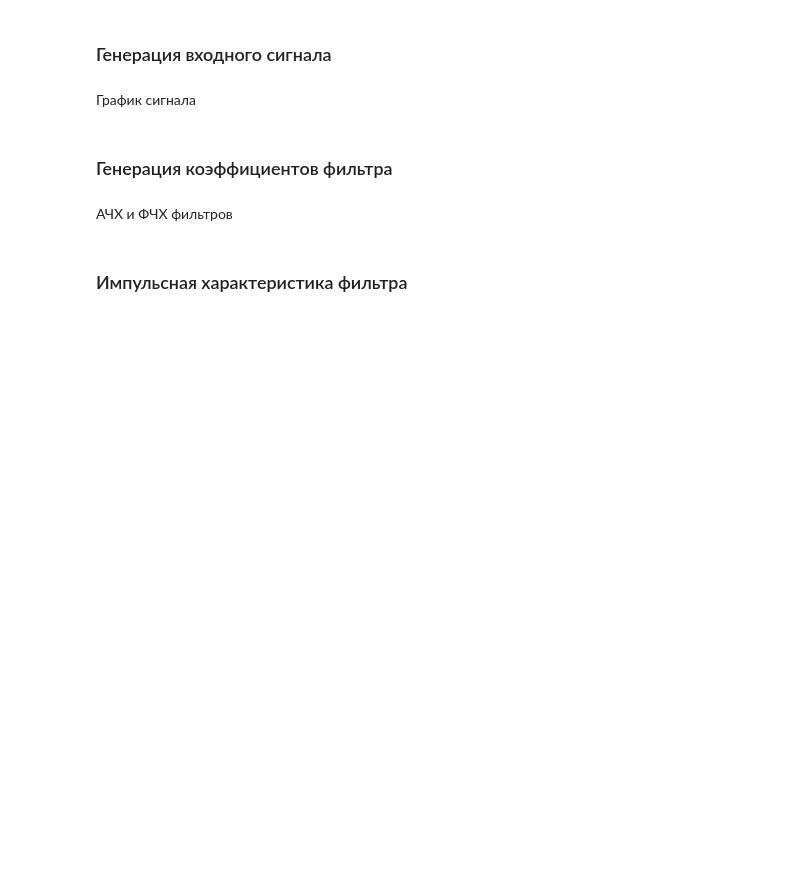
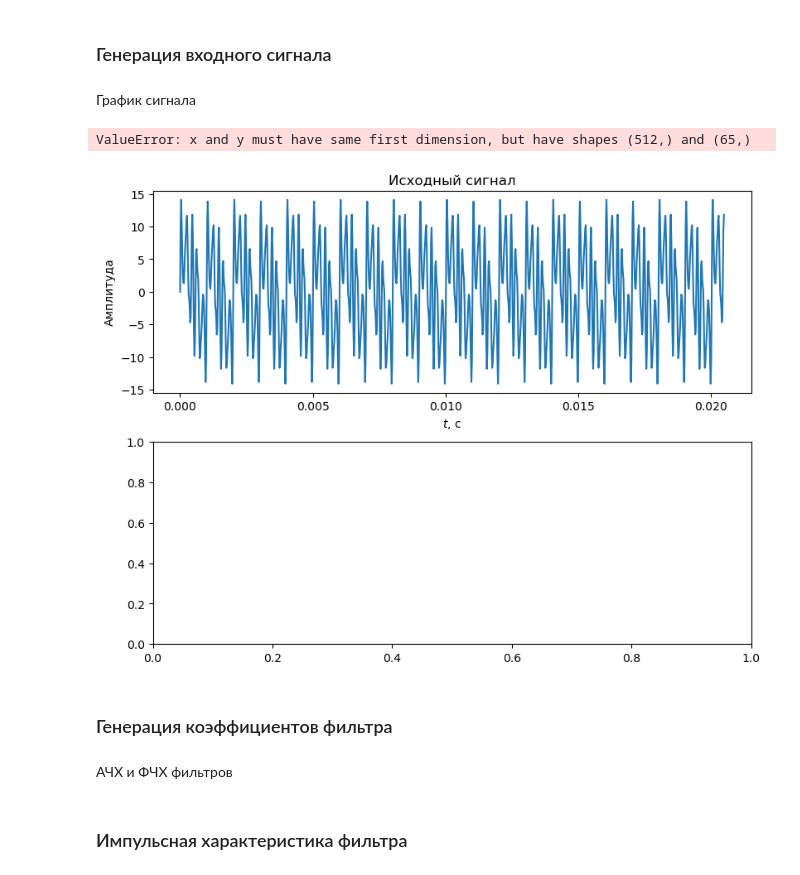
Before and after one commit to Otkuda/rtl-fir-filter, a Jupyter notebook: model/plots.ipynb, the cells around one changed output. Saved outputs shown, nothing was run; the diff lists cells and outputs as text; code cells hidden in the pictures; blank space fills up the shorter version.

```diff
--- a/model/plots.ipynb
+++ b/model/plots.ipynb
@@ -33,13 +33,16 @@ for (f, a) in freqParts.items():
 # %%
 x = np.linspace(0, 1/samplingF*n, n)
 fig, (ax1, ax2) = plt.subplots(2, 1, figsize=(8, 6), layout="constrained")
 
 ax1.set_title("Исходный сигнал")
 ax1.set_ylabel("Амплитуда")
 ax1.set_xlabel(r"$t$, c")
 
 ax1.plot(x, testSignal)
-ax2.plot(fftfreq(n, 1/samplingF)[:n//2], np.abs(fft(testSignal)[:n//2]))
+ax2.plot(fftfreq(n, 1/samplingF)[:n//2], np.abs(rfft(testSignal)[:n//2]))
+# %% [output]
+ValueError: x and y must have same first dimension, but have shapes (512,) and (65,)
+[figure, added]
 # %% [markdown]
 ### Генерация коэффициентов фильтра
 # %%
```
Also changed, not shown: parts of 3 cells of this notebook, 13 other files.
